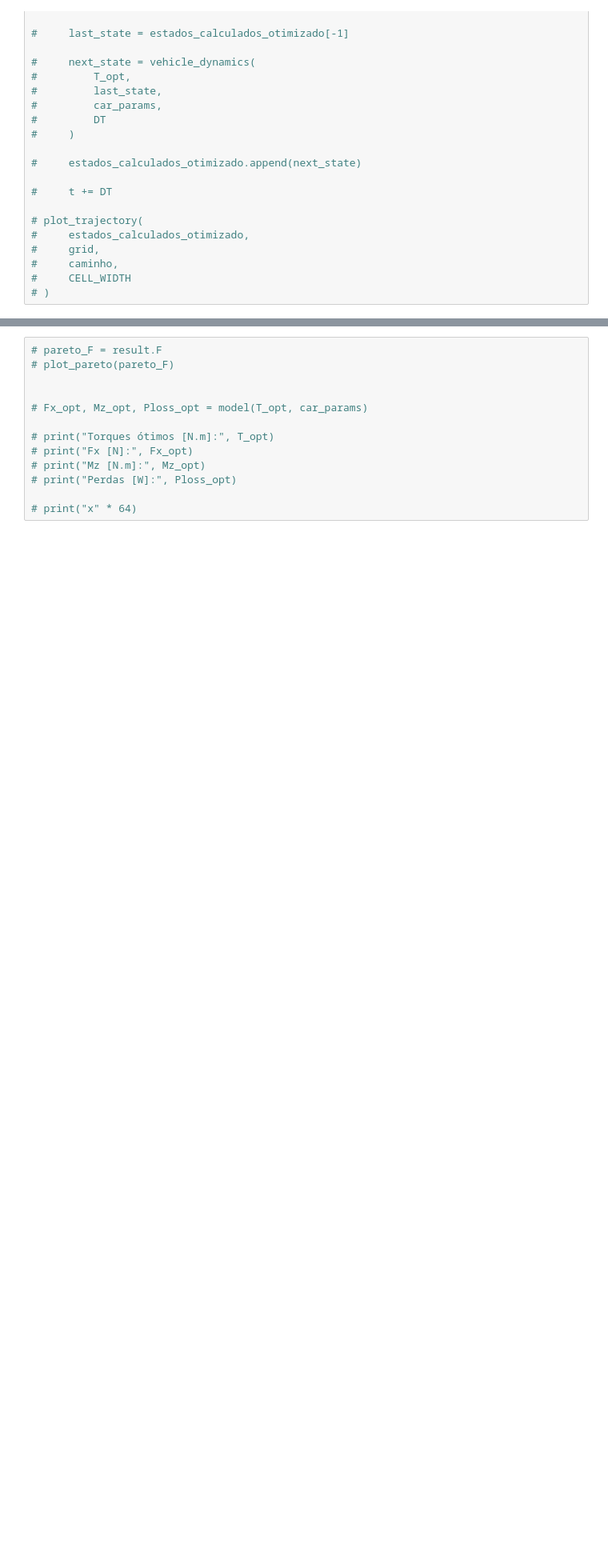
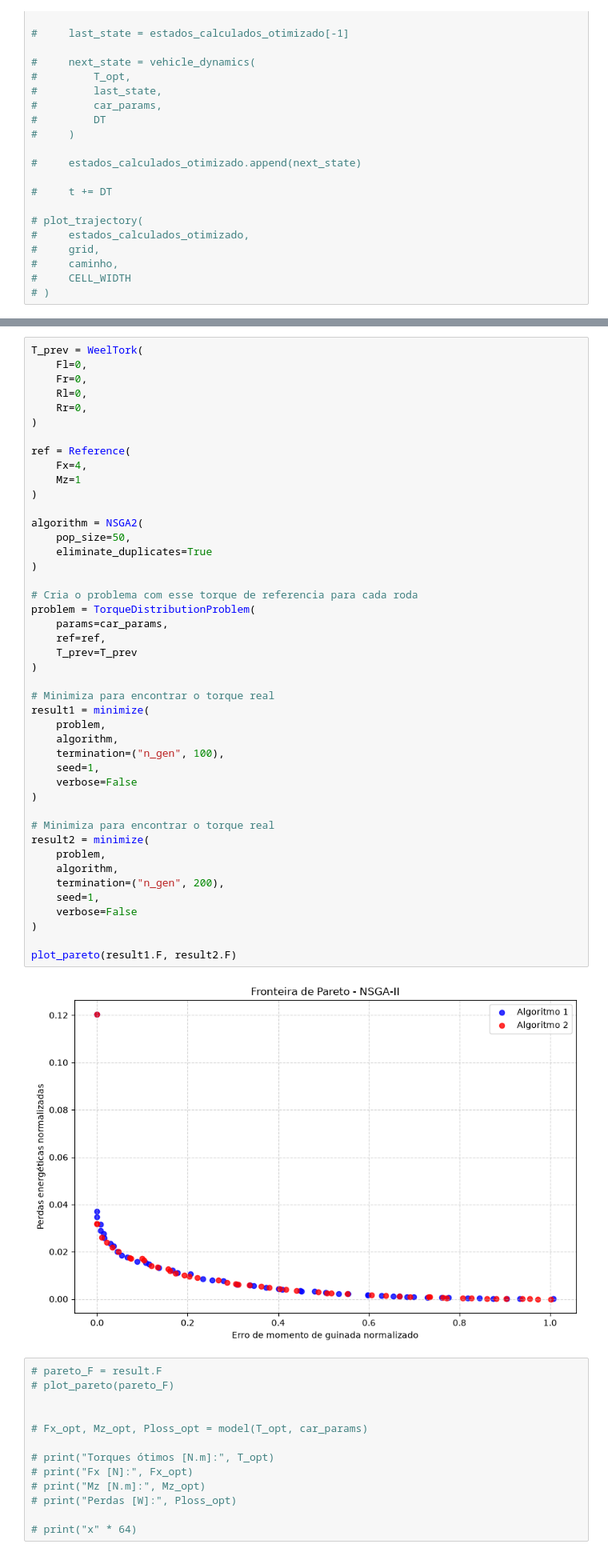
Before and after one commit to Jefferson13t/Torque-Otimo-em-ve-culo-ADW, a Jupyter notebook: analise.ipynb, the cells around one changed output, grey strips where cells are left out. Shown at 80% size. Cells and saved outputs as stored; diff of their text form; blank space fills up the shorter version.

```diff
--- a/analise.ipynb
+++ b/analise.ipynb
@@ -304,3 +344,49 @@ KeyError: (-1, 4)
+# %%
+T_prev = WeelTork(
+    Fl=0,
+    Fr=0,
+    Rl=0,
+    Rr=0,
+)
+
+ref = Reference(
+    Fx=4,
+    Mz=1
+)
+
+algorithm = NSGA2(
+    pop_size=50,
+    eliminate_duplicates=True
+)
+
+# Cria o problema com esse torque de referencia para cada roda
+problem = TorqueDistributionProblem(
+    params=car_params,
+    ref=ref,
+    T_prev=T_prev
+)
+
+# Minimiza para encontrar o torque real
+result1 = minimize(
+    problem,
+    algorithm,
+    termination=("n_gen", 100),
+    seed=1,
+    verbose=False
+)
+
+# Minimiza para encontrar o torque real
+result2 = minimize(
+    problem,
+    algorithm,
+    termination=("n_gen", 200),
+    seed=1,
+    verbose=False
+)
+
+plot_pareto(result1.F, result2.F)
+# %% [output]
+[figure, added]
 # %%
 # pareto_F = result.F
 # plot_pareto(pareto_F)
```
Also changed, not shown: parts of 5 cells of this notebook, 2 other files.
